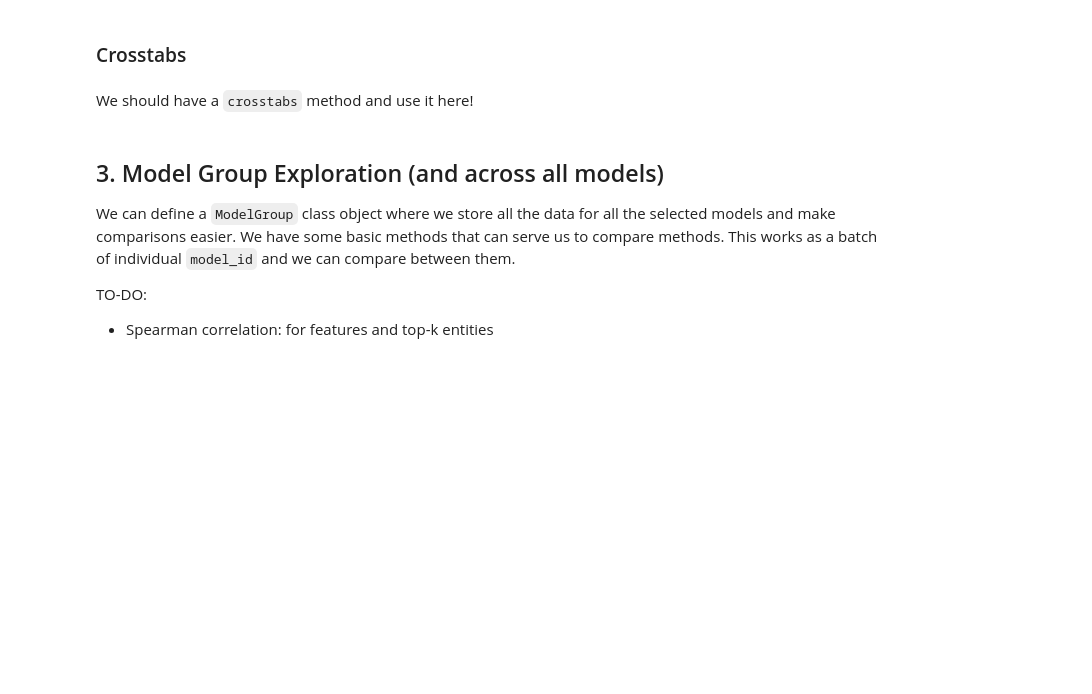
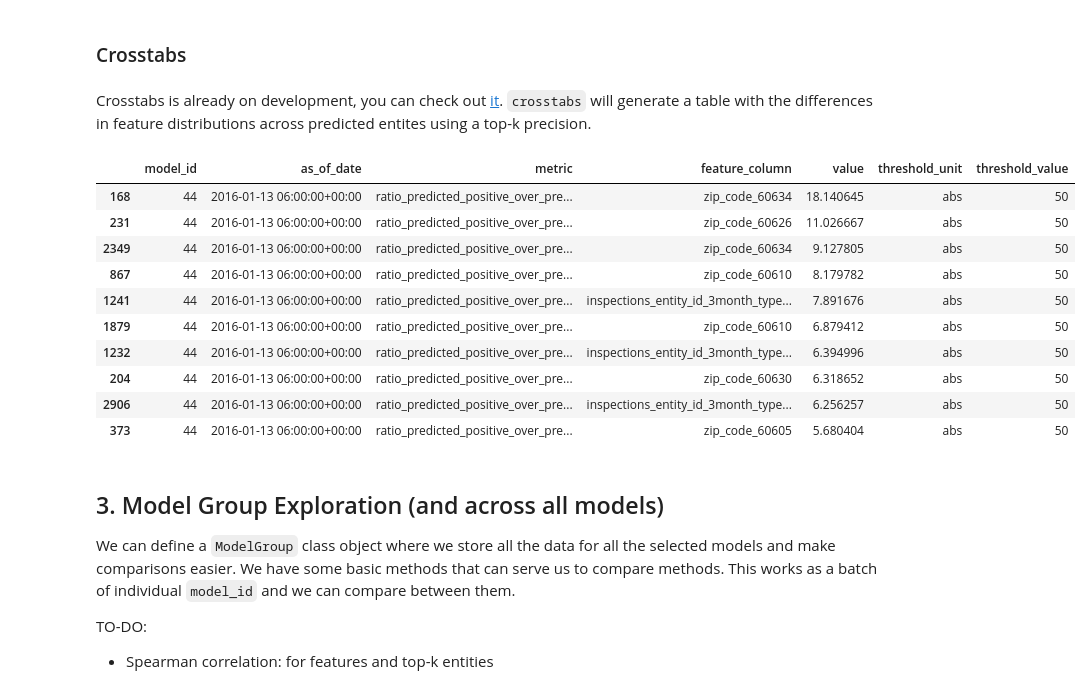
Before and after one commit to dssg/triage, a Jupyter notebook: src/triage/component/postmodeling/contrast/postmodeling_tutorial.ipynb, the cells around one changed output. Drawn from its saved outputs; the diff is of its cells as text; code cells hidden in the pictures; blank space fills up the shorter version.

```diff
--- a/src/triage/component/postmodeling/contrast/postmodeling_tutorial.ipynb
+++ b/src/triage/component/postmodeling/contrast/postmodeling_tutorial.ipynb
@@ -226,8 +197,25 @@ l_t[0].error_trees(200, 5, '../../../../../../triage_output/output/matrices/')
 [drawing not drawn]
 # %% [markdown]
 ### Crosstabs
-# %% [markdown]
-We should have a `crosstabs` method and use it here!
+# %% [markdown]
+Crosstabs is already on development, you can check out [it](https://github.com/dssg/postmodel-analysis/tree/sqlqueries/postmodel/crosstabs). `crosstabs` will generate a table with the differences in feature distributions across predicted entites using a top-k precision.
+# %%
+a = l_t[0].crosstabs
+a_ratio = a.loc[a.metric == 'ratio_predicted_positive_over_predicted_negative',:]
+a_sorted = a_ratio.sort_values(by=['value'], ascending=False)[:params.n_features]
+a_sorted
+# %% [output]
+|  | model_id | as_of_date | metric | feature_column | value | threshold_unit | threshold_value |
+| 168 | 44 | 2016-01-13 06:00:00+00:00 | ratio_predicted_positive_over_pre... | zip_code_60634 | 18.140645 | abs | 50 |
+| 231 | 44 | 2016-01-13 06:00:00+00:00 | ratio_predicted_positive_over_pre... | zip_code_60626 | 11.026667 | abs | 50 |
+| 2349 | 44 | 2016-01-13 06:00:00+00:00 | ratio_predicted_positive_over_pre... | zip_code_60634 | 9.127805 | abs | 50 |
+| 867 | 44 | 2016-01-13 06:00:00+00:00 | ratio_predicted_positive_over_pre... | zip_code_60610 | 8.179782 | abs | 50 |
+| 1241 | 44 | 2016-01-13 06:00:00+00:00 | ratio_predicted_positive_over_pre... | inspections_entity_id_3month_type... | 7.891676 | abs | 50 |
+| 1879 | 44 | 2016-01-13 06:00:00+00:00 | ratio_predicted_positive_over_pre... | zip_code_60610 | 6.879412 | abs | 50 |
+| 1232 | 44 | 2016-01-13 06:00:00+00:00 | ratio_predicted_positive_over_pre... | inspections_entity_id_3month_type... | 6.394996 | abs | 50 |
+| 204 | 44 | 2016-01-13 06:00:00+00:00 | ratio_predicted_positive_over_pre... | zip_code_60630 | 6.318652 | abs | 50 |
+| 2906 | 44 | 2016-01-13 06:00:00+00:00 | ratio_predicted_positive_over_pre... | inspections_entity_id_3month_type... | 6.256257 | abs | 50 |
+| 373 | 44 | 2016-01-13 06:00:00+00:00 | ratio_predicted_positive_over_pre... | zip_code_60605 | 5.680404 | abs | 50 |
 # %% [markdown]
 ## 3. Model Group Exploration (and across all models)
 
```
Also changed, not shown: parts of 13 cells of this notebook, 3 other files.
